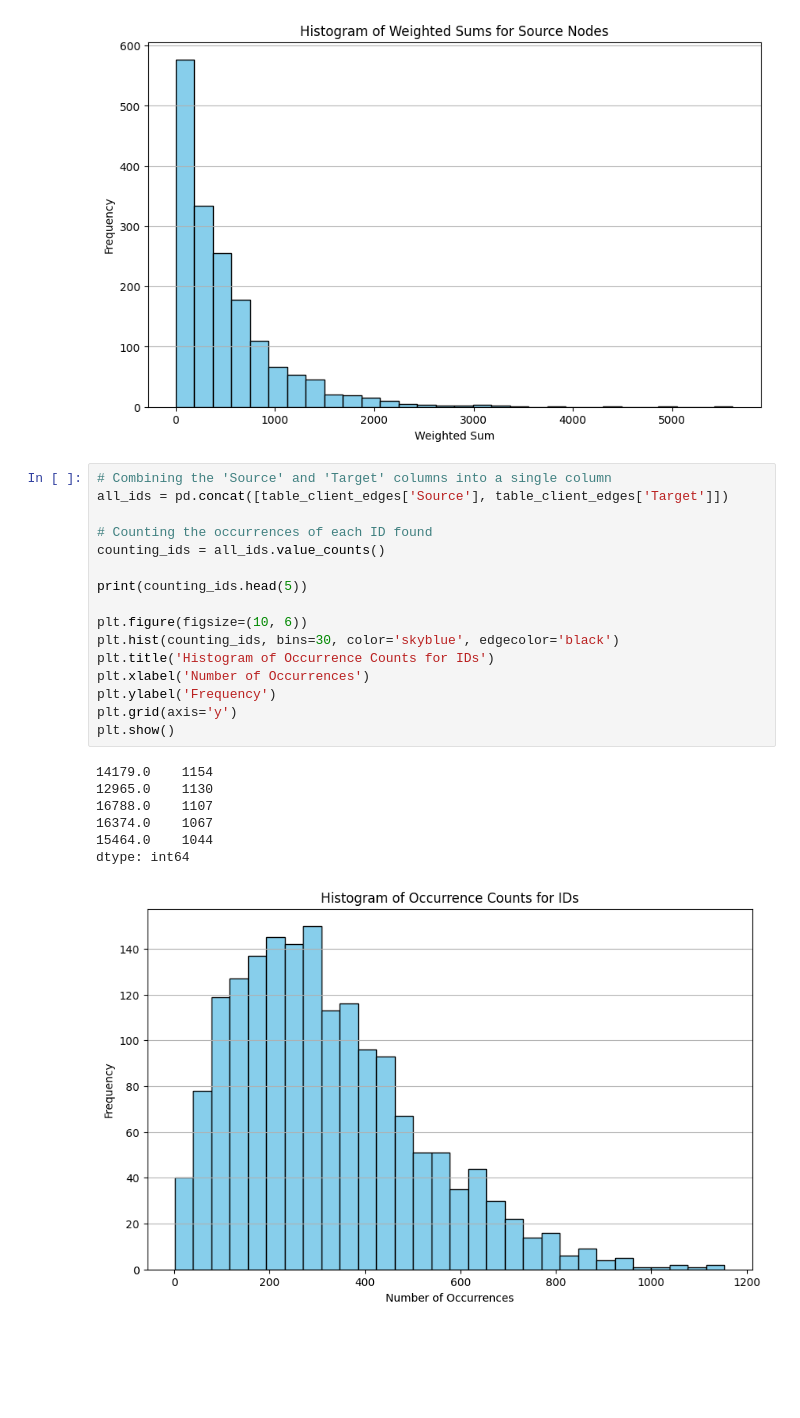
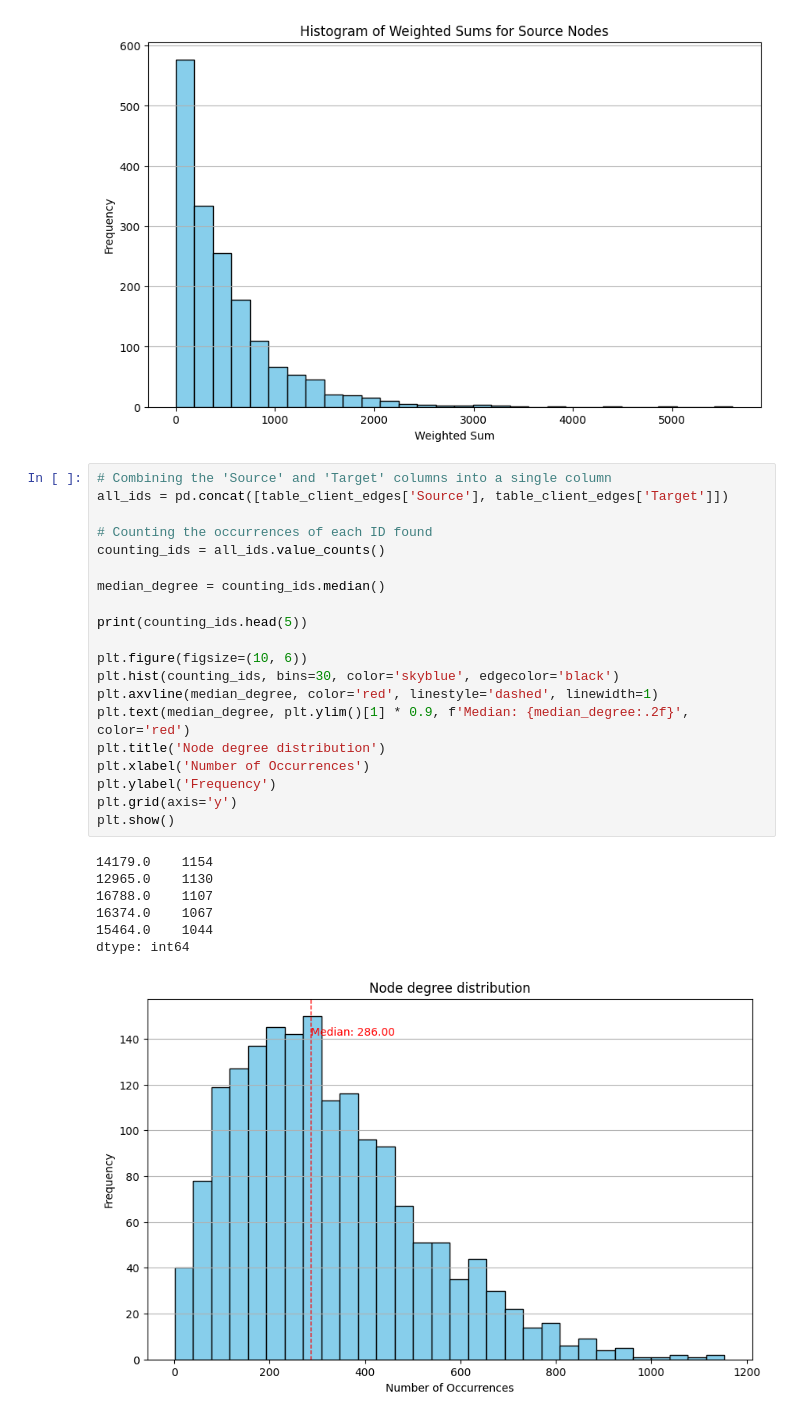
Before and after one commit to DEISI-ULHT-TFC-2023-24/TFC-DEISEI64-E-Commerce, a Jupyter notebook: Community Analysis.ipynb, the cells around one changed output. Drawn from its saved outputs; the diff is of its cells as text; blank space fills up the shorter version.

```diff
--- a/Community Analysis.ipynb
+++ b/Community Analysis.ipynb
@@ -250,27 +275,31 @@ plt.show()
 # %%
 # Combining the 'Source' and 'Target' columns into a single column
 all_ids = pd.concat([table_client_edges['Source'], table_client_edges['Target']])
 
 # Counting the occurrences of each ID found
 counting_ids = all_ids.value_counts()
 
+median_degree = counting_ids.median()
+
 print(counting_ids.head(5))
 
 plt.figure(figsize=(10, 6))
 plt.hist(counting_ids, bins=30, color='skyblue', edgecolor='black')
-plt.title('Histogram of Occurrence Counts for IDs')
+plt.axvline(median_degree, color='red', linestyle='dashed', linewidth=1)
+plt.text(median_degree, plt.ylim()[1] * 0.9, f'Median: {median_degree:.2f}', color='red')
+plt.title('Node degree distribution')
 plt.xlabel('Number of Occurrences')
 plt.ylabel('Frequency')
 plt.grid(axis='y')
 plt.show()
 # %% [output]
 14179.0    1154
 12965.0    1130
 16788.0    1107
 16374.0    1067
 15464.0    1044
 dtype: int64
-[figure, old version]
+[figure, new version]
 # %%
 # Merge node information with the client-client network on 'Id' and 'Source'
 merged_data = pd.merge(client_client, table_client, left_on='Source', right_on='Id', how='left')
```
Also changed, not shown: parts of 3 cells of this notebook.
